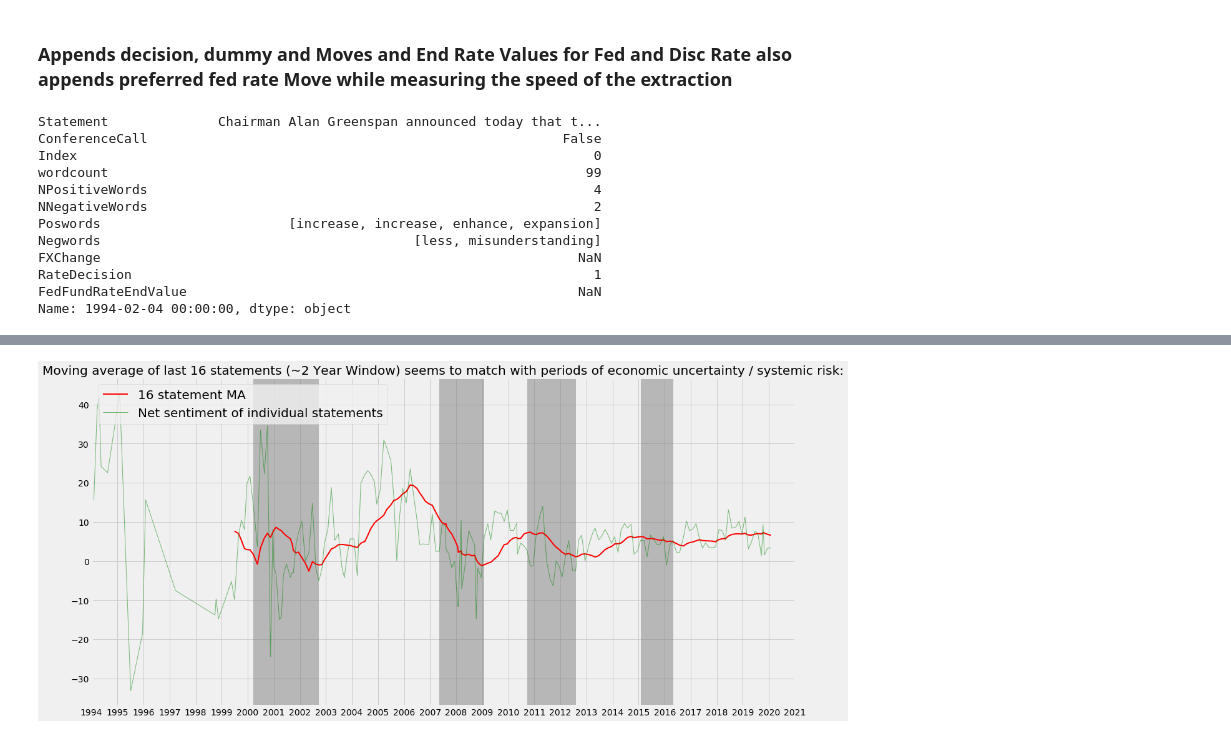
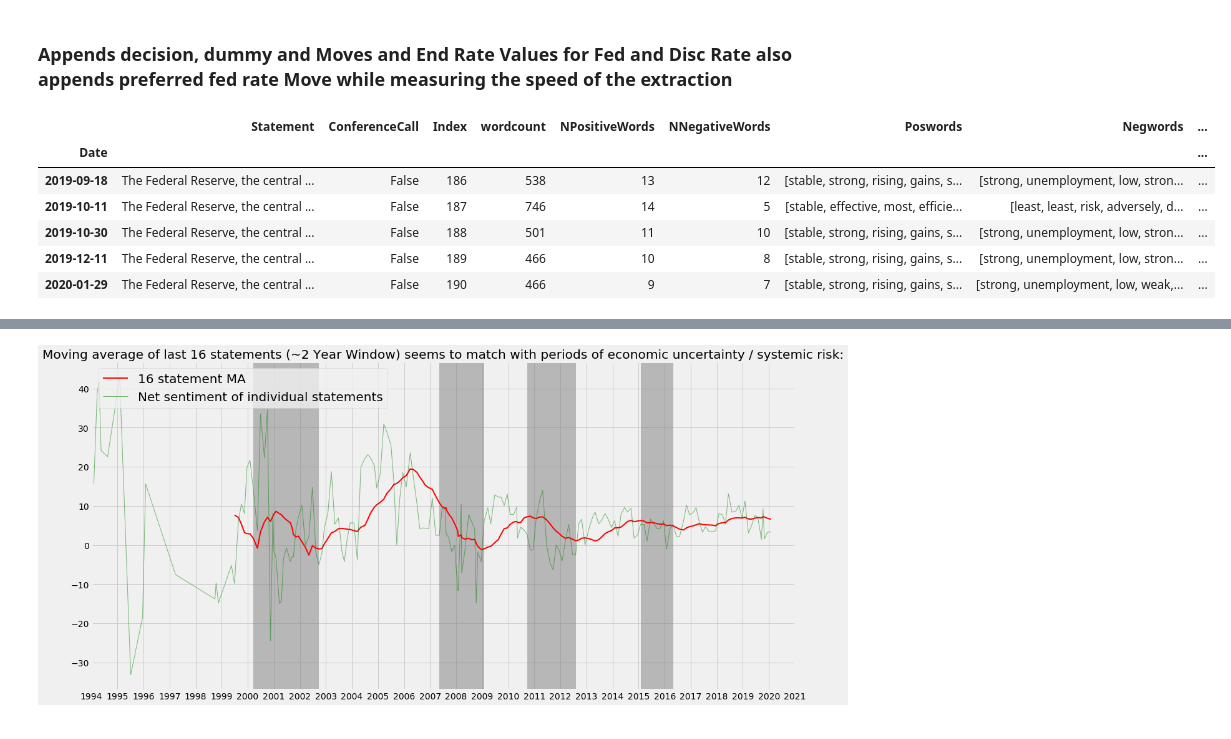
Before and after one commit to yukit-k/centralbank_analysis, a Jupyter notebook: src/FOMC_Analysis_Rule-based.ipynb, the cells around one changed output, grey strips where cells are left out. Saved outputs shown, nothing was run; the diff lists cells and outputs as text; code cells hidden in the pictures.

```diff
--- a/src/FOMC_Analysis.ipynb
+++ b/src/FOMC_Analysis_Rule-based.ipynb
@@ -26,7 +24,7 @@ True
 #Folder with the .txt statements
 path = '../data/FOMC/statements'
 
-Dates, Statements, ConferenceCalls = [],[],[]
+Dates, Statements = [],[]
 
 files = os.listdir(path)
 for file in files:
@@ -42,6 +40,7 @@ for file in files:
     Dates.append(dt.datetime.strptime(file[15:25],'%Y-%m-%d'))
     Statements.append(statement.read())
     ConferenceCalls.append(True if file[25] == 'x' else False)
+    print(file)
 
 #Formatting data in to dataframe
 Data = pd.DataFrame([Dates,Statements,ConferenceCalls]).T
@@ -938,21 +954,16 @@ def ExtractKeyValues(text):
     return RateHike, TargetRange
 # %% [markdown]
 ### Appends decision, dummy and Moves and End Rate Values for Fed and Disc Rate also appends preferred fed rate Move while measuring the speed of the extraction
-# %%
-Data.iloc[0]
-# %% [output]
-Statement              Chairman Alan Greenspan announced today that t...
-ConferenceCall                                                     False
-Index                                                                  0
-wordcount                                                             99
-NPositiveWords                                                         4
-NNegativeWords                                                         2
-Poswords                        [increase, increase, enhance, expansion]
-Negwords                                        [less, misunderstanding]
-FXChange                                                             NaN
-RateDecision                                                           1
-FedFundRateEndValue                                                  NaN
-Name: 1994-02-04 00:00:00, dtype: object
+# %%
+Data.tail()
+# %% [output]
+|  | Statement | ConferenceCall | Index | wordcount | NPositiveWords | NNegativeWords | Poswords | Negwords | ... |
+| Date |  |  |  |  |  |  |  |  | ... |
+| 2019-09-18 | The Federal Reserve, the central ... | False | 186 | 538 | 13 | 12 | [stable, strong, rising, gains, s... | [strong, unemployment, low, stron... | ... |
+| 2019-10-11 | The Federal Reserve, the central ... | False | 187 | 746 | 14 | 5 | [stable, effective, most, efficie... | [least, least, risk, adversely, d... | ... |
+| 2019-10-30 | The Federal Reserve, the central ... | False | 188 | 501 | 11 | 10 | [stable, strong, rising, gains, s... | [strong, unemployment, low, stron... | ... |
+| 2019-12-11 | The Federal Reserve, the central ... | False | 189 | 466 | 10 | 8 | [stable, strong, rising, gains, s... | [strong, unemployment, low, stron... | ... |
+| 2020-01-29 | The Federal Reserve, the central ... | False | 190 | 466 | 9 | 7 | [stable, strong, rising, gains, s... | [strong, unemployment, low, weak,... | ... |
 # %%
 import timeit
 
```
Also changed, not shown: parts of 7 cells of this notebook, 3 other files.
